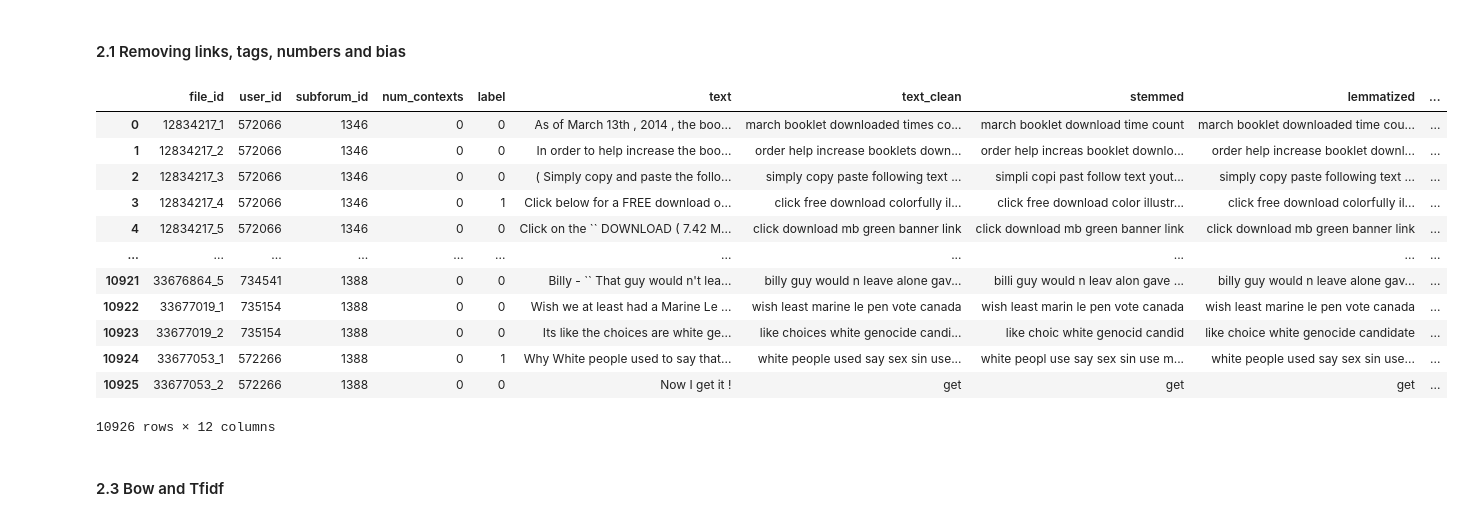
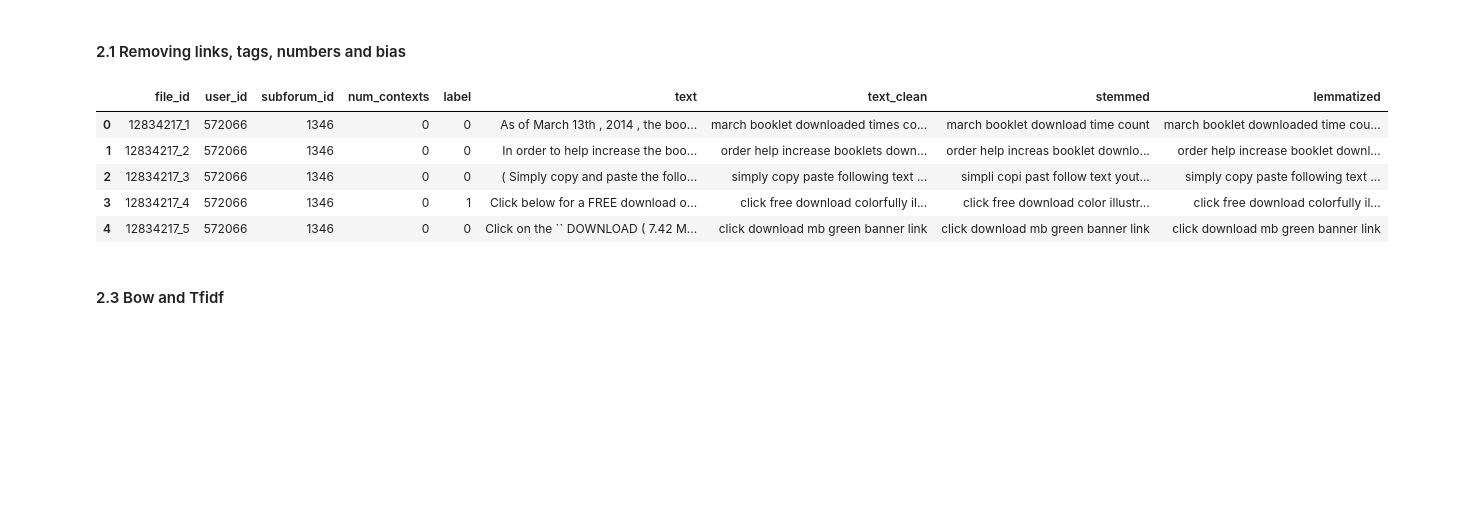
Before and after one commit to martinaviggiano/textsent_project, a Jupyter notebook: Hate Speech Detection Models.new.ipynb, the cells around one changed output. Cells and saved outputs as stored; diff of their text form; code cells hidden in the pictures; blank space fills up the shorter version.

```diff
--- a/Hate Speech Detection Models.ipynb
+++ b/Hate Speech Detection Models.new.ipynb
@@ -11,9 +15,9 @@ from tqdm import tqdm
 # %%
-all_files_paths = glob.glob("hate-speech-dataset/all_files/*.txt")
+all_files_paths = glob.glob("C:/Users/marti/repos/textsent_project/hate-speech-dataset/all_files/*.txt")
 # %%
 all_files_paths = [f for f in all_files_paths if os.path.isfile(f)]
 # %%
-all_files_names = [f.replace("hate-speech-dataset/all_files\\", "").replace(".txt", "") for f in all_files_paths]
+all_files_names = [str(ntpath.basename(f)).replace(".txt", "") for f in all_files_paths]
 # %%
 txt_content = {}
 errors = []
@@ -59,5 +62,5 @@ df.head()
 | 3 | 12834217_3 | ( Simply copy and paste the follo... |
 | 4 | 12834217_4 | Click below for a FREE download o... |
 # %%
-ann = pd.read_csv('hate-speech-dataset/annotations_metadata.csv')
+ann = pd.read_csv('C:/Users/marti/repos/textsent_project/hate-speech-dataset/annotations_metadata.csv')
 # %%
@@ -156,21 +129,14 @@ data['stemmed'] = data['text_clean'].apply(lambda x: " ".join([ps.stem(i) for i
 lm = nltk.WordNetLemmatizer()
 data['lemmatized'] = data['text_clean'].apply(lambda x: " ".join([lm.lemmatize(i) for i in word_tokenize(x)]))
 # %%
-data
+data.head()
 # %% [output]
-|  | file_id | user_id | subforum_id | num_contexts | label | text | text_clean | stemmed | lemmatized | ... |
-| 0 | 12834217_1 | 572066 | 1346 | 0 | 0 | As of March 13th , 2014 , the boo... | march booklet downloaded times co... | march booklet download time count | march booklet downloaded time cou... | ... |
-| 1 | 12834217_2 | 572066 | 1346 | 0 | 0 | In order to help increase the boo... | order help increase booklets down... | order help increas booklet downlo... | order help increase booklet downl... | ... |
-| 2 | 12834217_3 | 572066 | 1346 | 0 | 0 | ( Simply copy and paste the follo... | simply copy paste following text ... | simpli copi past follow text yout... | simply copy paste following text ... | ... |
-| 3 | 12834217_4 | 572066 | 1346 | 0 | 1 | Click below for a FREE download o... | click free download colorfully il... | click free download color illustr... | click free download colorfully il... | ... |
-| 4 | 12834217_5 | 572066 | 1346 | 0 | 0 | Click on the `` DOWNLOAD ( 7.42 M... | click download mb green banner link | click download mb green banner link | click download mb green banner link | ... |
-| ... | ... | ... | ... | ... | ... | ... | ... | ... | ... | ... |
-| 10921 | 33676864_5 | 734541 | 1388 | 0 | 0 | Billy - `` That guy would n't lea... | billy guy would n leave alone gav... | billi guy would n leav alon gave ... | billy guy would n leave alone gav... | ... |
-| 10922 | 33677019_1 | 735154 | 1388 | 0 | 0 | Wish we at least had a Marine Le ... | wish least marine le pen vote canada | wish least marin le pen vote canada | wish least marine le pen vote canada | ... |
-| 10923 | 33677019_2 | 735154 | 1388 | 0 | 0 | Its like the choices are white ge... | like choices white genocide candi... | like choic white genocid candid | like choice white genocide candidate | ... |
-| 10924 | 33677053_1 | 572266 | 1388 | 0 | 1 | Why White people used to say that... | white people used say sex sin use... | white peopl use say sex sin use m... | white people used say sex sin use... | ... |
-| 10925 | 33677053_2 | 572266 | 1388 | 0 | 0 | Now I get it ! | get | get | get | ... |
+|  | file_id | user_id | subforum_id | num_contexts | label | text | text_clean | stemmed | lemmatized |
+| 0 | 12834217_1 | 572066 | 1346 | 0 | 0 | As of March 13th , 2014 , the boo... | march booklet downloaded times co... | march booklet download time count | march booklet downloaded time cou... |
+| 1 | 12834217_2 | 572066 | 1346 | 0 | 0 | In order to help increase the boo... | order help increase booklets down... | order help increas booklet downlo... | order help increase booklet downl... |
+| 2 | 12834217_3 | 572066 | 1346 | 0 | 0 | ( Simply copy and paste the follo... | simply copy paste following text ... | simpli copi past follow text yout... | simply copy paste following text ... |
+| 3 | 12834217_4 | 572066 | 1346 | 0 | 1 | Click below for a FREE download o... | click free download colorfully il... | click free download color illustr... | click free download colorfully il... |
+| 4 | 12834217_5 | 572066 | 1346 | 0 | 0 | Click on the `` DOWNLOAD ( 7.42 M... | click download mb green banner link | click download mb green banner link | click download mb green banner link |
-10926 rows × 12 columns
 # %% [markdown]
 #### 2.3 Bow and Tfidf
 # %%
```
Also changed, not shown: parts of 68 cells of this notebook.
